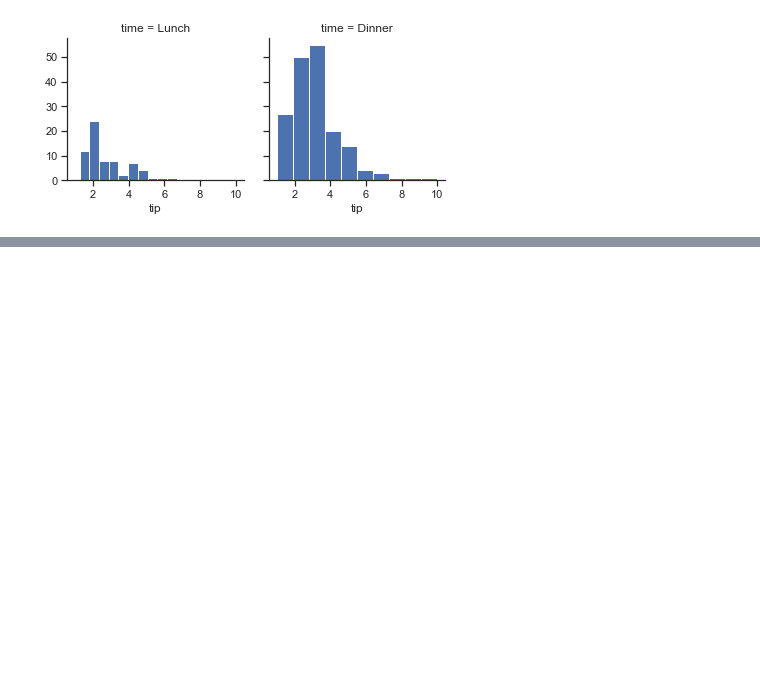
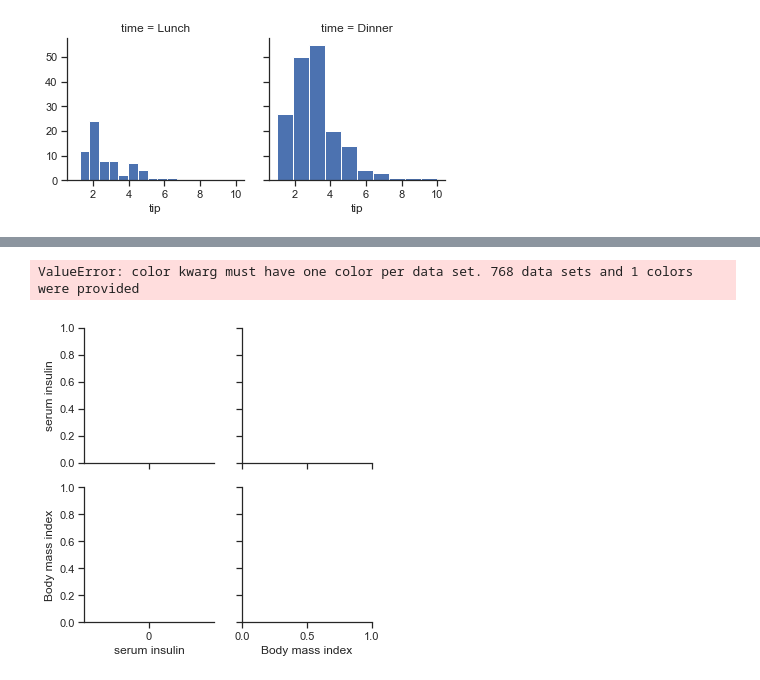
Before and after one commit to xo28122000/ML_in_Python, a Jupyter notebook: Seaborn/Untitled.ipynb, the cells around one changed output, grey strips where cells are left out. Saved outputs shown, nothing was run; the diff lists cells and outputs as text; code cells hidden in the pictures; blank space fills up the shorter version.

```diff
--- a/Seaborn/Untitled.ipynb
+++ b/Seaborn/Untitled.ipynb
@@ -89,0 +111,10 @@ AttributeError: 'numpy.ndarray' object has no attribute 'get'
+# %%
+pima_dataset = pd.DataFrame({"Number of times pregnant":pima_rawdata[:,0], "Plasma glucose concentration":pima_rawdata[:,1],"Diastolic blood pressure":pima_rawdata[:,2],"Triceps skinfold thickness":pima_rawdata[:,3],"serum insulin" :pima_rawdata[:,4], "Body mass index":pima_rawdata[:,5],"Diabetes pedigree function":pima_rawdata[:,6],"Age" :pima_rawdata[:,7], "target":pima_rawdata[:,8] })
+# %%
+pima_dataset_1 = (pima_dataset[["Number of times pregnant","Plasma glucose concentration","Diastolic blood pressure","Triceps skinfold thickness","target"]])
+pima_dataset_2 = (pima_dataset[["serum insulin","Body mass index","Diabetes pedigree function","Age","target"]])
+# %%
+sns.pairplot(pima_dataset_2,vars=["serum insulin","Body mass index"])
+# %% [output]
+ValueError: color kwarg must have one color per data set. 768 data sets and 1 colors were provided
+[figure, added]
```
Also changed, not shown: parts of 15 cells of this notebook, 3 other files.
